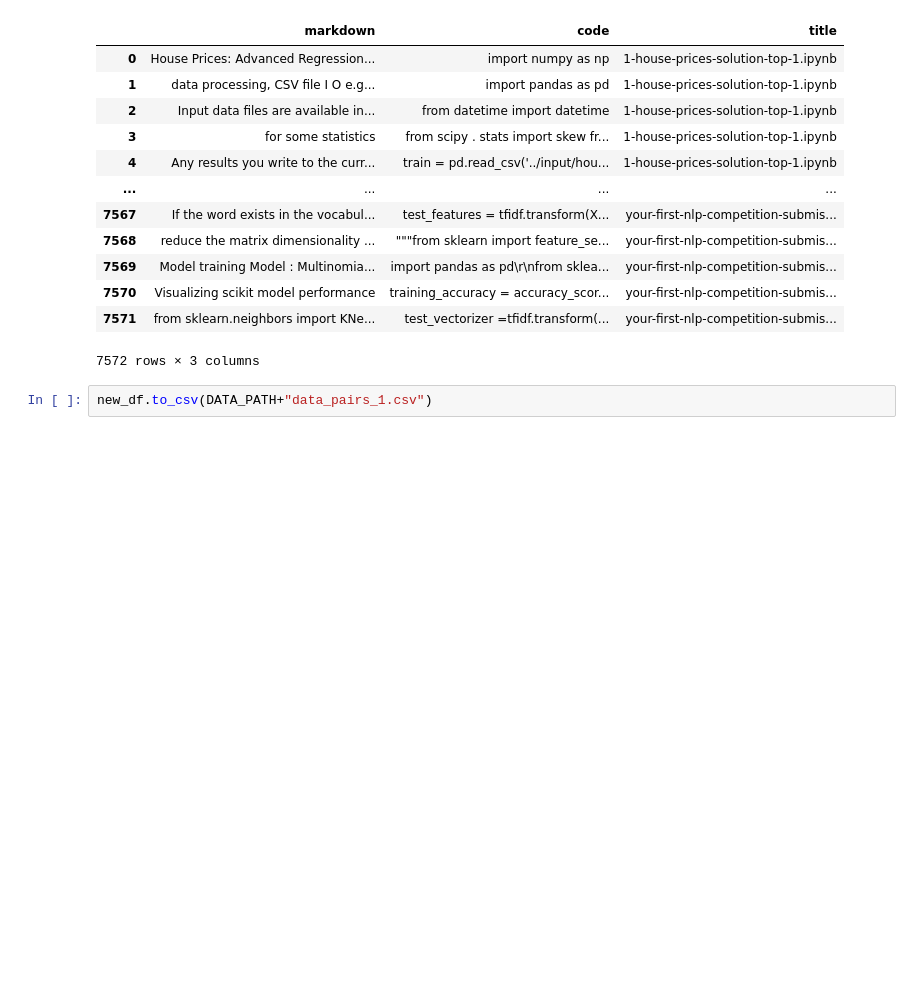
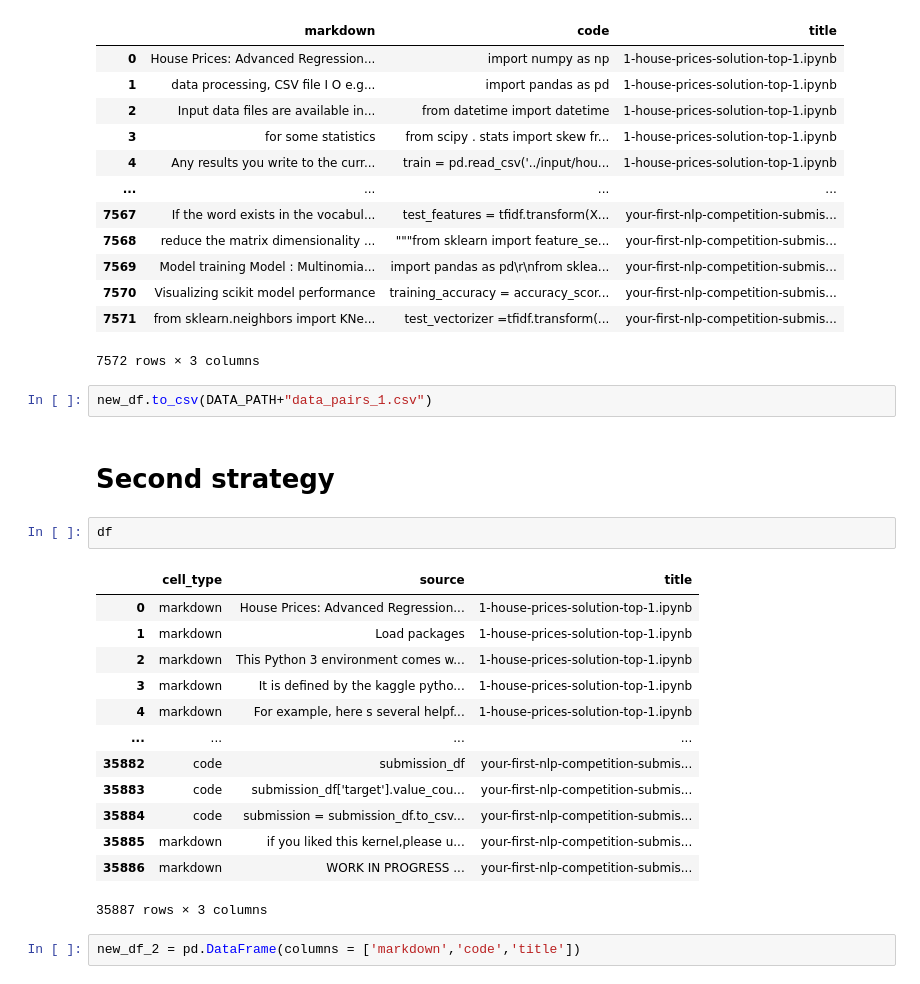
Before and after one commit to dikraMasrour/NotebookDocGen, a Jupyter notebook: DocGen_Task/notebooks/05-construct_pairs.ipynb, the cells around one changed output. Drawn from its saved outputs; the diff is of its cells as text; blank space fills up the shorter version.

Commit message:
Second strategy updated

```diff
--- a/DocGen_Task/notebooks/05-construct_pairs.ipynb
+++ b/DocGen_Task/notebooks/05-construct_pairs.ipynb
@@ -195,3 +188,23 @@ new_df
 7572 rows × 3 columns
 # %%
 new_df.to_csv(DATA_PATH+"data_pairs_1.csv")
+# %% [markdown]
+# Second strategy
+# %%
+df
+# %% [output]
+|  | cell_type | source | title |
+| 0 | markdown | House Prices: Advanced Regression... | 1-house-prices-solution-top-1.ipynb |
+| 1 | markdown | Load packages | 1-house-prices-solution-top-1.ipynb |
+| 2 | markdown | This Python 3 environment comes w... | 1-house-prices-solution-top-1.ipynb |
+| 3 | markdown | It is defined by the kaggle pytho... | 1-house-prices-solution-top-1.ipynb |
+| 4 | markdown | For example, here s several helpf... | 1-house-prices-solution-top-1.ipynb |
+| ... | ... | ... | ... |
+| 35882 | code | submission_df | your-first-nlp-competition-submis... |
+| 35883 | code | submission_df['target'].value_cou... | your-first-nlp-competition-submis... |
+| 35884 | code | submission = submission_df.to_csv... | your-first-nlp-competition-submis... |
+| 35885 | markdown | if you liked this kernel,please u... | your-first-nlp-competition-submis... |
+| 35886 | markdown | WORK IN PROGRESS ... | your-first-nlp-competition-submis... |
+35887 rows × 3 columns
+# %%
+new_df_2 = pd.DataFrame(columns = ['markdown','code','title'])
```
Also changed, not shown: parts of 5 cells of this notebook, 1 other file.
